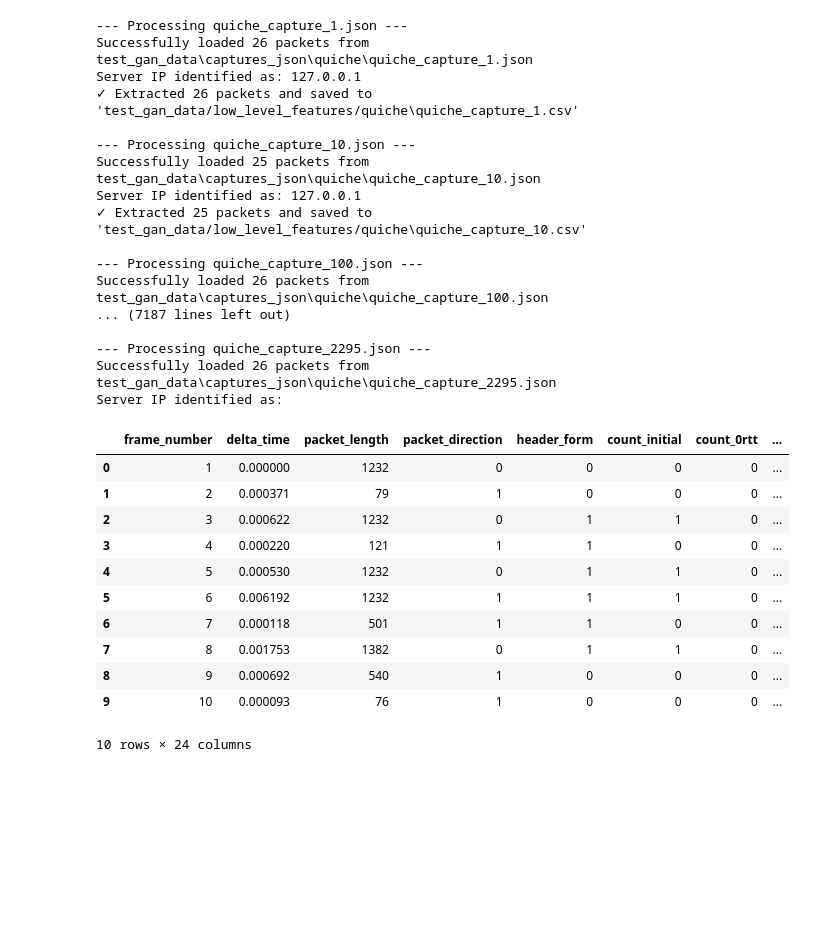
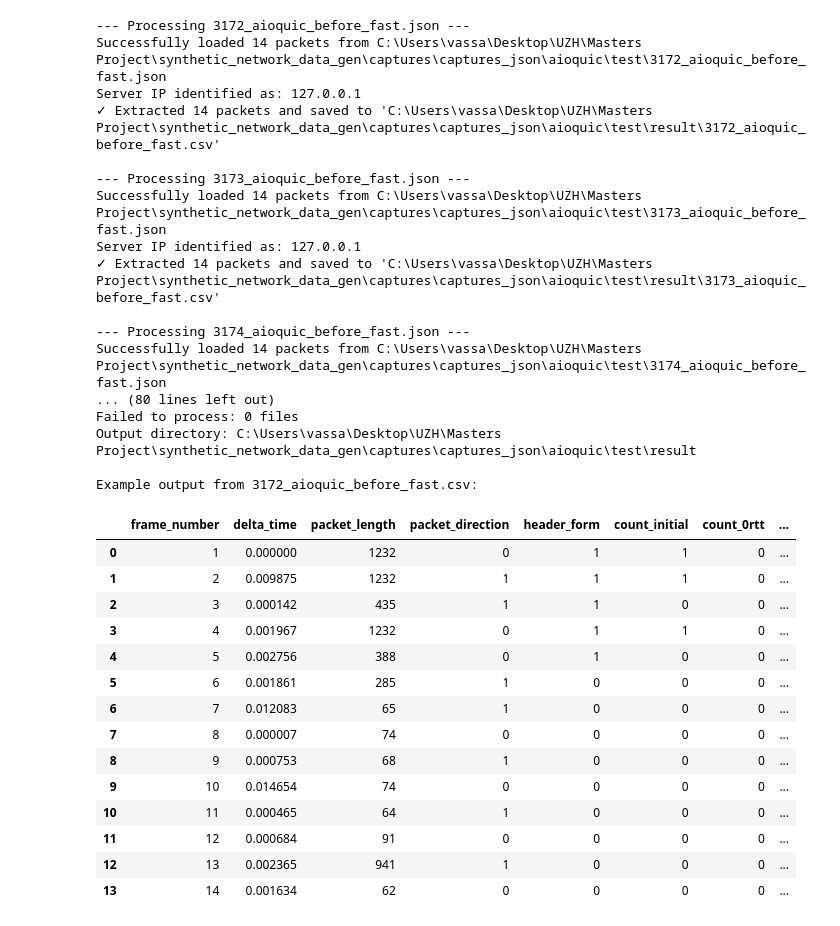
Before and after one commit to imets01/synthetic_network_data_gen, a Jupyter notebook: low_level_features/low_level_dataset_generation_script.ipynb, the cells around one changed output. Saved outputs shown, nothing was run; the diff lists cells and outputs as text; code cells hidden in the pictures; blank space fills up the shorter version.

Commit message:
adding ping_count to low level features and the aioquic code

```diff
--- a/low_level_features/low_level_dataset_generation_script.ipynb
+++ b/low_level_features/low_level_dataset_generation_script.ipynb
@@ -23,8 +8,8 @@ import os
 from pathlib import Path
 
 # Define input and output directories
-input_dir = 'captures_json/quiche'
-output_dir = 'low_level_features/quiche'
+input_dir = r'C:\Users\vassa\Desktop\UZH\Masters Project\synthetic_network_data_gen\captures\captures_json\aioquic\test'
+output_dir = r"C:\Users\vassa\Desktop\UZH\Masters Project\synthetic_network_data_gen\captures\captures_json\aioquic\test\result"
 
 # Create output directory if it doesn't exist
 os.makedirs(output_dir, exist_ok=True)
@@ -186,6 +173,7 @@ def extract_packet_features(packets):
             # --- QUIC Frame-based Features (Counters) ---
             count_path_challenge, count_path_response, count_new_cid, count_retire_cid = 0, 0, 0, 0
             count_padding, count_ack, count_close = 0, 0, 0
+            count_ping = 0
             count_crypto, count_handshake_done = 0, 0
 
             http3_stream_ids = set()
@@ -204,6 +192,8 @@ def extract_packet_features(packets):
 
                     if frame_type == 0x00:
                         count_padding += 1
+                    if frame_type == 0x01:
+                        count_ping += 1
                     elif frame_type in [0x02, 0x03]:
                         count_ack += 1
                     elif frame_type in [0x1c, 0x1d]:
@@ -274,6 +264,7 @@ def extract_packet_features(packets):
                 'count_path_response': count_path_response,
                 'count_new_connection_id': count_new_cid,
                 'count_retire_cid': count_retire_cid,
+                'count_ping': count_ping,
                 'count_padding': count_padding,
                 'count_ack': count_ack,
                 'count_connection_close': count_close,
@@ -318,7 +309,7 @@ for json_file in json_files:
                 'count_initial', 'count_0rtt', 'count_handshake', 'count_1rtt', 'count_retry', 'count_vn',
                 'count_ack', 'count_padding', 'count_connection_close',
                 'count_path_challenge', 'count_path_response',
-                'count_new_connection_id', 'count_retire_cid',
+                'count_new_connection_id', 'count_retire_cid', 'count_ping',
                 'count_crypto', 'count_handshake_done',
                 'http3_stream_count', 'http3_fin_count', 'stream_length', 'stream_type_count'
             ]
@@ -339,54 +330,57 @@ for json_file in json_files:
 
             print(f"✓ Extracted {len(extracted_features)} packets and saved to '{csv_output_path}'")
             successful_files += 1
 
         else:
             print(f"✗ No features were extracted from {json_file.name}")
             failed_files += 1
 
     except Exception as e:
         print(f"✗ Error processing {json_file.name}: {e}")
         failed_files += 1
 
 print(f"\n=== Processing Complete ===")
 print(f"Successfully processed: {successful_files} files")
 print(f"Failed to process: {failed_files} files")
 print(f"Output directory: {output_dir}")
 
 # Display summary of one file as example (if any successful)
 if successful_files > 0:
     # Load the first successfully created CSV for display
     first_csv = list(Path(output_dir).glob('*.csv'))[0]
     print(f"\nExample output from {first_csv.name}:")
     example_df = pd.read_csv(first_csv)
-    display(example_df.head(10))
+    display(example_df)
 # %% [output]
---- Processing quiche_capture_1.json ---
-Successfully loaded 26 packets from test_gan_data\captures_json\quiche\quiche_capture_1.json
+--- Processing 3172_aioquic_before_fast.json ---
+Successfully loaded 14 packets from C:\Users\vassa\Desktop\UZH\Masters Project\synthetic_network_data_gen\captures\captures_json\aioquic\test\3172_aioquic_before_fast.json
 Server IP identified as: 127.0.0.1
-✓ Extracted 26 packets and saved to 'test_gan_data/low_level_features/quiche\quiche_capture_1.csv'
+✓ Extracted 14 packets and saved to 'C:\Users\vassa\Desktop\UZH\Masters Project\synthetic_network_data_gen\captures\captures_json\aioquic\test\result\3172_aioquic_before_fast.csv'
 
---- Processing quiche_capture_10.json ---
-Successfully loaded 25 packets from test_gan_data\captures_json\quiche\quiche_capture_10.json
+--- Processing 3173_aioquic_before_fast.json ---
+Successfully loaded 14 packets from C:\Users\vassa\Desktop\UZH\Masters Project\synthetic_network_data_gen\captures\captures_json\aioquic\test\3173_aioquic_before_fast.json
 Server IP identified as: 127.0.0.1
-✓ Extracted 25 packets and saved to 'test_gan_data/low_level_features/quiche\quiche_capture_10.csv'
+✓ Extracted 14 packets and saved to 'C:\Users\vassa\Desktop\UZH\Masters Project\synthetic_network_data_gen\captures\captures_json\aioquic\test\result\3173_aioquic_before_fast.csv'
 
---- Processing quiche_capture_100.json ---
-Successfully loaded 26 packets from test_gan_data\captures_json\quiche\quiche_capture_100.json
-... (7187 lines left out)
+--- Processing 3174_aioquic_before_fast.json ---
+Successfully loaded 14 packets from C:\Users\vassa\Desktop\UZH\Masters Project\synthetic_network_data_gen\captures\captures_json\aioquic\test\3174_aioquic_before_fast.json
+... (80 lines left out)
+Failed to process: 0 files
+Output directory: C:\Users\vassa\Desktop\UZH\Masters Project\synthetic_network_data_gen\captures\captures_json\aioquic\test\result
 
---- Processing quiche_capture_2295.json ---
-Successfully loaded 26 packets from test_gan_data\captures_json\quiche\quiche_capture_2295.json
-Server IP identified as:
+Example output from 3172_aioquic_before_fast.csv:
 |  | frame_number | delta_time | packet_length | packet_direction | header_form | count_initial | count_0rtt | ... |
-| 0 | 1 | 0.000000 | 1232 | 0 | 0 | 0 | 0 | ... |
-| 1 | 2 | 0.000371 | 79 | 1 | 0 | 0 | 0 | ... |
-| 2 | 3 | 0.000622 | 1232 | 0 | 1 | 1 | 0 | ... |
-| 3 | 4 | 0.000220 | 121 | 1 | 1 | 0 | 0 | ... |
-| 4 | 5 | 0.000530 | 1232 | 0 | 1 | 1 | 0 | ... |
-| 5 | 6 | 0.006192 | 1232 | 1 | 1 | 1 | 0 | ... |
-| 6 | 7 | 0.000118 | 501 | 1 | 1 | 0 | 0 | ... |
-| 7 | 8 | 0.001753 | 1382 | 0 | 1 | 1 | 0 | ... |
-| 8 | 9 | 0.000692 | 540 | 1 | 0 | 0 | 0 | ... |
-| 9 | 10 | 0.000093 | 76 | 1 | 0 | 0 | 0 | ... |
+| 0 | 1 | 0.000000 | 1232 | 0 | 1 | 1 | 0 | ... |
+| 1 | 2 | 0.009875 | 1232 | 1 | 1 | 1 | 0 | ... |
+| 2 | 3 | 0.000142 | 435 | 1 | 1 | 0 | 0 | ... |
+| 3 | 4 | 0.001967 | 1232 | 0 | 1 | 1 | 0 | ... |
+| 4 | 5 | 0.002756 | 388 | 0 | 1 | 0 | 0 | ... |
+| 5 | 6 | 0.001861 | 285 | 1 | 0 | 0 | 0 | ... |
+| 6 | 7 | 0.012083 | 65 | 1 | 0 | 0 | 0 | ... |
+| 7 | 8 | 0.000007 | 74 | 0 | 0 | 0 | 0 | ... |
+| 8 | 9 | 0.000753 | 68 | 1 | 0 | 0 | 0 | ... |
+| 9 | 10 | 0.014654 | 74 | 0 | 0 | 0 | 0 | ... |
+| 10 | 11 | 0.000465 | 64 | 1 | 0 | 0 | 0 | ... |
+| 11 | 12 | 0.000684 | 91 | 0 | 0 | 0 | 0 | ... |
+| 12 | 13 | 0.002365 | 941 | 1 | 0 | 0 | 0 | ... |
+| 13 | 14 | 0.001634 | 62 | 0 | 0 | 0 | 0 | ... |
-10 rows × 24 columns
```
Also changed, not shown: parts of 4 cells of this notebook, 8 other files.
